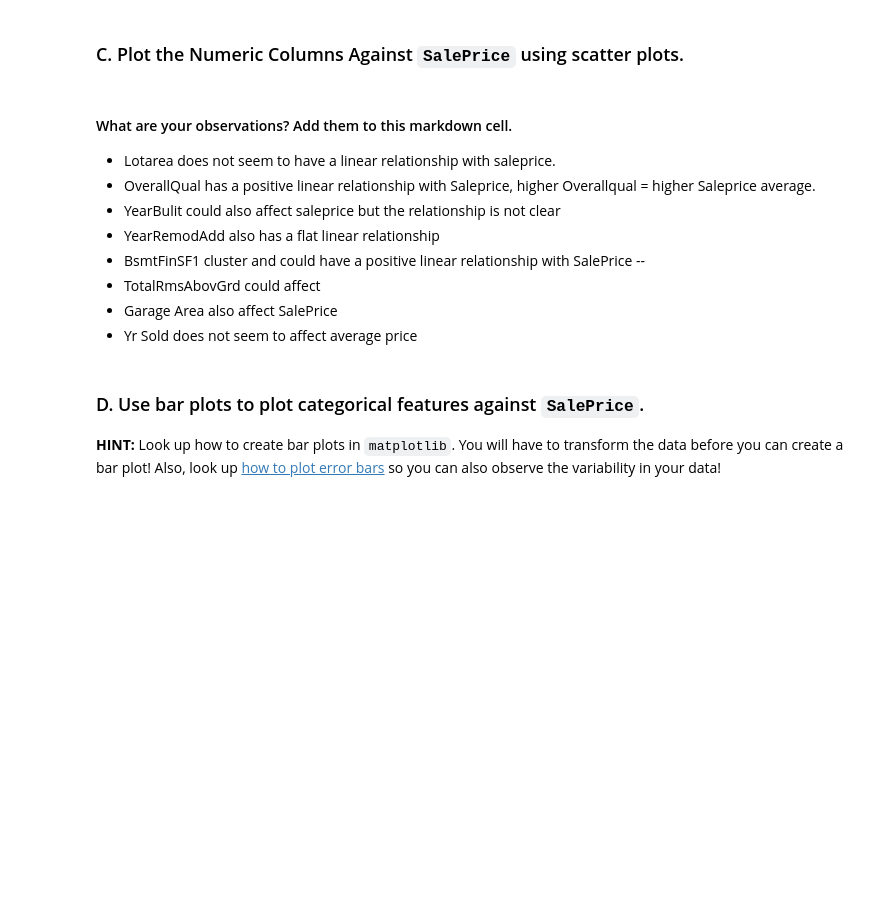
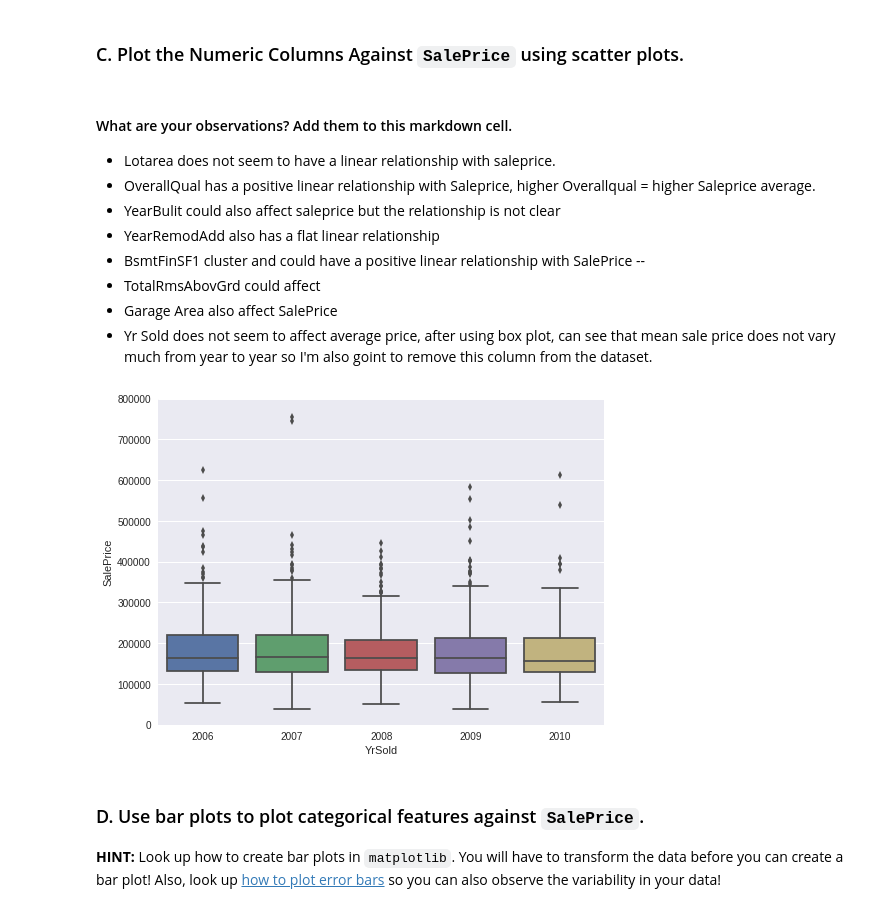
Before and after one commit to Uyentruong236/Ames_Housing, a Jupyter notebook: ipynb/project_2_starter.ipynb, the cells around one changed output. Cells and saved outputs as stored; diff of their text form; code cells hidden in the pictures; blank space fills up the shorter version.

```diff
--- a/ipynb/project_2_starter.ipynb
+++ b/ipynb/project_2_starter.ipynb
@@ -192,4 +195,4 @@ print(df_train.shape)
 -  BsmtFinSF1 cluster and could have a positive linear relationship with SalePrice --
 -  TotalRmsAbovGrd could affect
 -  Garage Area also affect SalePrice
--  Yr Sold does not seem to affect average price
+-  Yr Sold does not seem to affect average price, after using box plot, can see that mean sale price does not vary much from year to year so I'm also goint to remove this column from the dataset.
@@ -199,6 +199,8 @@ print(df_train.shape)
 # %%
-# var = 'YrSold'
-# data = pd.concat([df_train['SalePrice'], df_train[var]], axis=1)
-# f, ax = plt.subplots(figsize=(8, 6))
-# fig = sns.boxplot(x=var, y="SalePrice", data=data)
-# fig.axis(ymin=0, ymax=800000);
+var = 'YrSold'
+data = pd.concat([df_train['SalePrice'], df_train[var]], axis=1)
+f, ax = plt.subplots(figsize=(8, 6))
+fig = sns.boxplot(x=var, y="SalePrice", data=data)
+fig.axis(ymin=0, ymax=800000);
+# %% [output]
+[figure, added]
```
Also changed, not shown: parts of 17 cells of this notebook.
